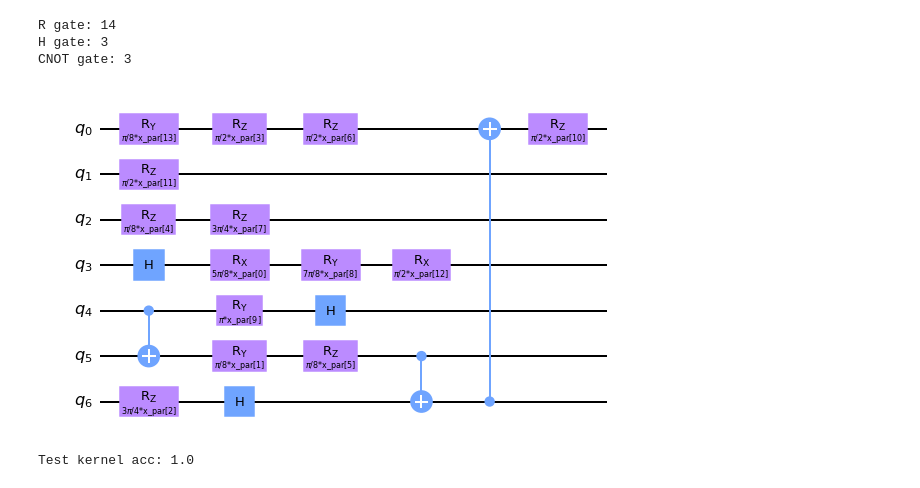
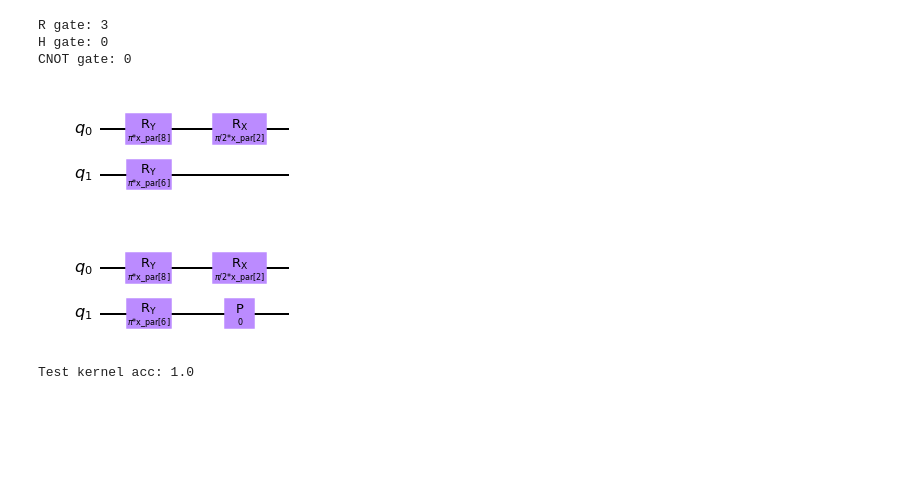
Before and after one commit to doggydoggy0101/Genetic_quantum_feature_map, a Jupyter notebook: covariant_quantum_kernel/result.ipynb, the cells around one changed output. Drawn from its saved outputs; the diff is of its cells as text; code cells hidden in the pictures; blank space fills up the shorter version.

```diff
--- a/covariant_quantum_kernel/result.ipynb
+++ b/covariant_quantum_kernel/result.ipynb
@@ -15,45 +15,29 @@ from utils import train_test_split
 # %%
 DATA_FILEPATH = "dataset_graph7.csv"
 train_x, train_y, test_x, test_y = train_test_split(DATA_FILEPATH)
-# %%
-qc = QuantumCircuit(7)
-x = ParameterVector('x_par', 14)
-
-print("R gate: 14\nH gate: 3\nCNOT gate: 3")
-
-qc.ry((1/8)*np.pi*x[13],0)
-qc.rz((1/2)*np.pi*x[3],0)
-qc.rz((1/2)*np.pi*x[6],0)
-
-qc.rz((1/2)*np.pi*x[11],1)
-
-qc.rz((1/8)*np.pi*x[4],2)
-qc.rz((3/4)*np.pi*x[7],2)
-
-qc.h(3)
-qc.rx((5/8)*np.pi*x[0],3)
-qc.ry((7/8)*np.pi*x[8],3)
-qc.rx((1/2)*np.pi*x[12],3)
-
-qc.cnot(4,5)
-qc.ry(np.pi*x[9],4)
-qc.h(4)
-qc.ry((1/8)*np.pi*x[1],5)
-qc.rz((1/8)*np.pi*x[5],5)
-
-qc.rz((3/4)*np.pi*x[2],6)
-qc.h(6)
-
-qc.cnot(5,6)
-qc.cnot(6,0)
-qc.rz((1/2)*np.pi*x[10],0)
-
-qc.draw(output="mpl")
-# %% [output]
-R gate: 14
-H gate: 3
-CNOT gate: 3
-[figure, removed]
+# %%
+qc = QuantumCircuit(2)
+x = ParameterVector('x_par', 14)
+
+print("R gate: 3\nH gate: 0\nCNOT gate: 0")
+
+qc.ry(np.pi*x[8],0)
+qc.rx((1/2)*np.pi*x[2],0)
+
+qc.ry(np.pi*x[6],1)
+
+qc.draw(output="mpl")
+# %% [output]
+R gate: 3
+H gate: 0
+CNOT gate: 0
+[figure, added]
+# %%
+# Identity
+qc.p(0*x[0]*x[1]*x[3]*x[4]*x[5]*x[7]*x[9]*x[10]*x[11]*x[12]*x[13],1)
+qc.draw(output="mpl")
+# %% [output]
+[figure, added]
 # %%
 ga_kernel = QuantumKernel(feature_map=qc, quantum_instance=quantum_instance,)
 model_ga = SVC(kernel=ga_kernel.evaluate)
```
Also changed, not shown: parts of 1 cell of this notebook, 1 other file.
